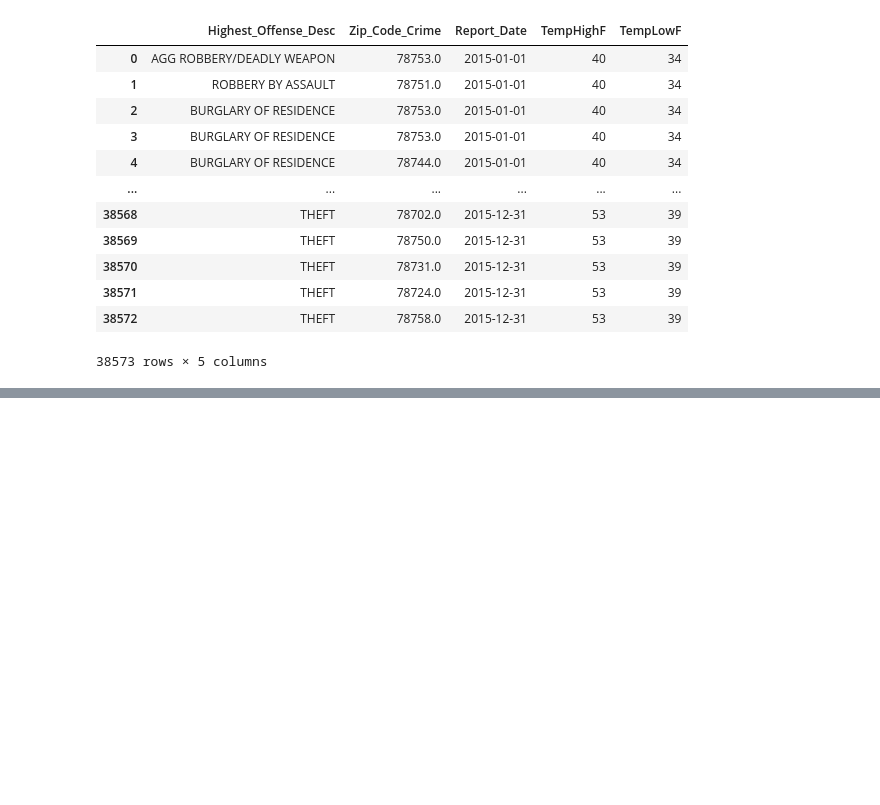
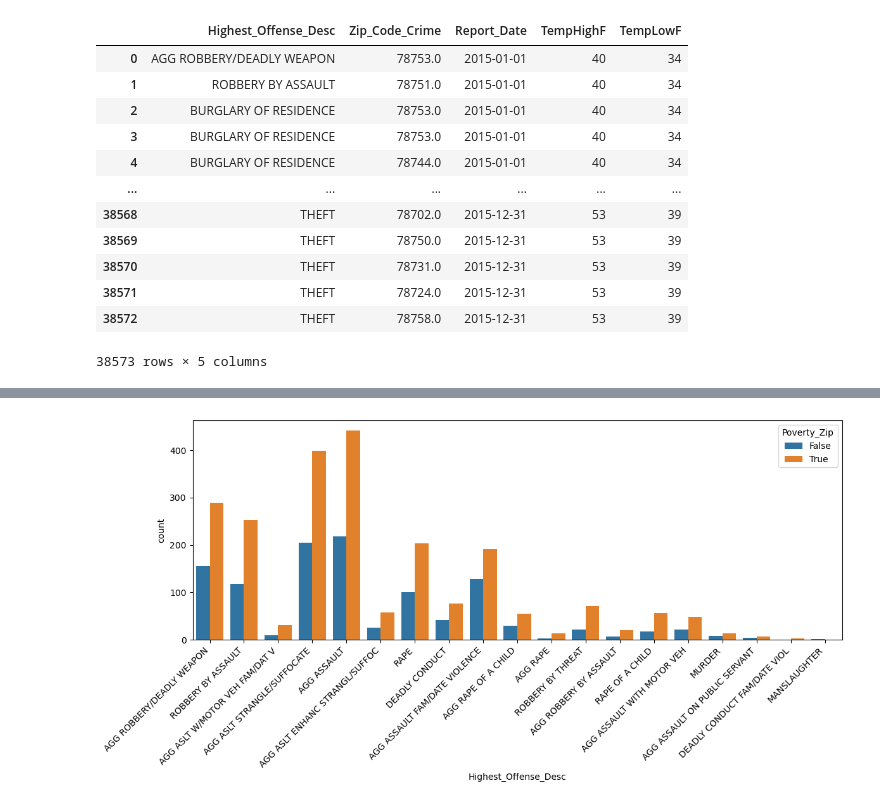
Before and after one commit to m6urns/cs5830-project2-crime-housing, a Jupyter notebook: data-exploration.ipynb, the cells around one changed output, grey strips where cells are left out. Saved outputs shown, nothing was run; the diff lists cells and outputs as text; code cells hidden in the pictures; blank space fills up the shorter version.

```diff
--- a/data-exploration.ipynb
+++ b/data-exploration.ipynb
@@ -211,40 +225,32 @@ sns.boxplot(x='Poverty_Zip', y='TempHighF', data=crime_temp)
 # %%
 # Aggregate the Highest_Offense_Desc by poverty zip, compare crime in poverty zips by non-poverty zips
 crime_poverty = crime_temp.groupby('Poverty_Zip')['Highest_Offense_Desc'].value_counts()
-# sns.countplot(x='Highest_Offense_Desc', hue='Poverty_Zip', data=crime_temp)
-
-# How many violent crimes occur in poverty zips, verses non-poverty zips?
-violent_crime = [
-    'AGG ROBBERY/DEADLY WEAPON',
-    'ROBBERY BY ASSAULT',
-    'AGG ASLT W/MOTOR VEH FAM/DAT V',
-    'AGG ASLT STRANGLE/SUFFOCATE',
-    'AGG ASSAULT',
-    'AGG ASLT ENHANC STRANGL/SUFFOC',
-    'RAPE',
-    'DEADLY CONDUCT',
-    'AGG ASSAULT FAM/DATE VIOLENCE',
-    'AGG RAPE OF A CHILD',
-    'AGG RAPE',
-    'ROBBERY BY THREAT',
-    'AGG ROBBERY BY ASSAULT',
-    'RAPE OF A CHILD',
-    'AGG ASSAULT WITH MOTOR VEH',
-    'MURDER',
-    'AGG ASSAULT ON PUBLIC SERVANT',
-    'DEADLY CONDUCT FAM/DATE VIOL',
-    'MANSLAUGHTER'
-]
 
 
 just_v_crime = crime_temp[crime_temp['Highest_Offense_Desc'].isin(violent_crime)]
+# Create the countplot
+plt.figure(figsize=(12, 6))  # Adjust the figure size as needed
+ax = sns.countplot(x='Highest_Offense_Desc', hue='Poverty_Zip', data=just_v_crime)
+
+# Rotate the x-axis labels
+plt.xticks(rotation=45, ha='right')
+
+# Adjust the subplot layout to prevent label cutoff
+plt.tight_layout()
+
+# Show the plot
+plt.show()
+
+# How many violent crimes occur in poverty zips, verses non-poverty zips?
 
 # # Where does violent crime occur more often in poverty zips or non-poverty zips? Use the just_v_crime
 
 # violent_crime_poverty_zips = just_v_crime[just_v_crime['Poverty_Zip'] == 'True']
 # violent_crime_non_poverty_zips = just_v_crime[just_v_crime['Poverty_Zip'] == 'False']
 
 # print(violent_crime_poverty_zips, violent_crime_non_poverty_zips)
+# %% [output]
+[figure, added]
 # %%
 # Do more violent crimes occur in poverty zips verse non-poverty zips?
 just_v_crime
```
Also changed, not shown: parts of 5 cells of this notebook.
